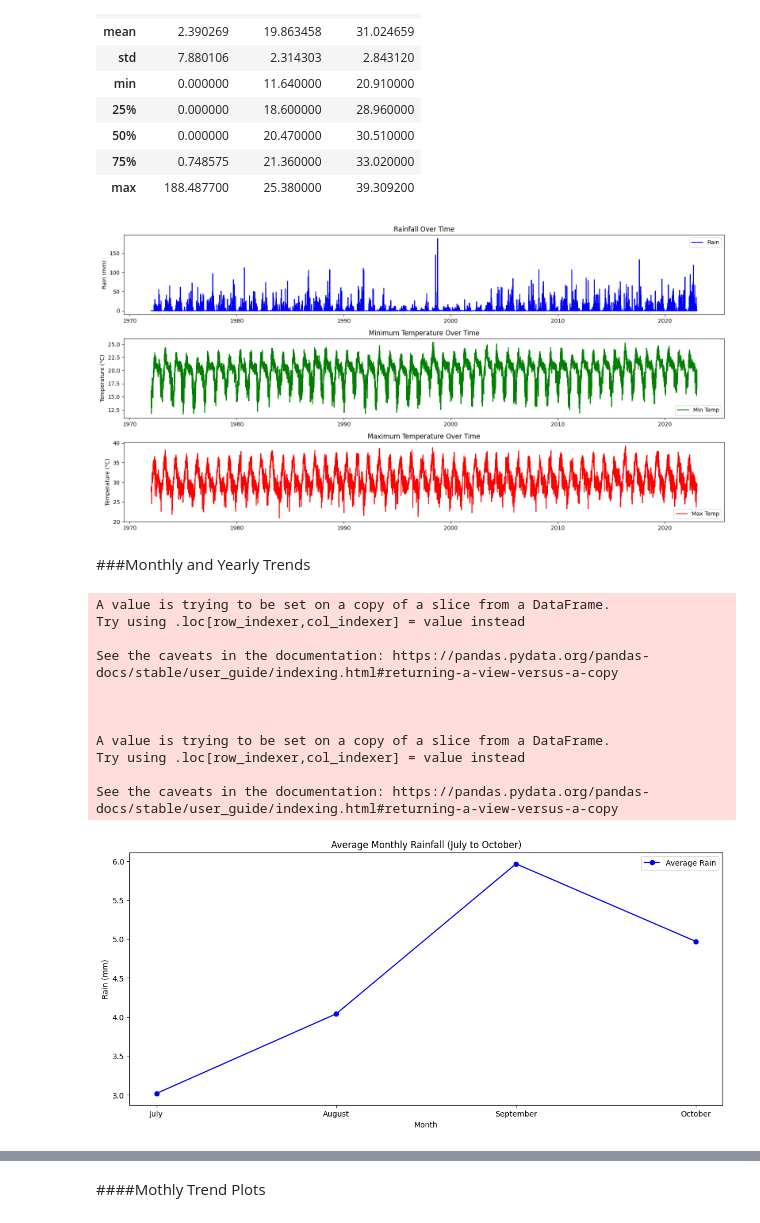
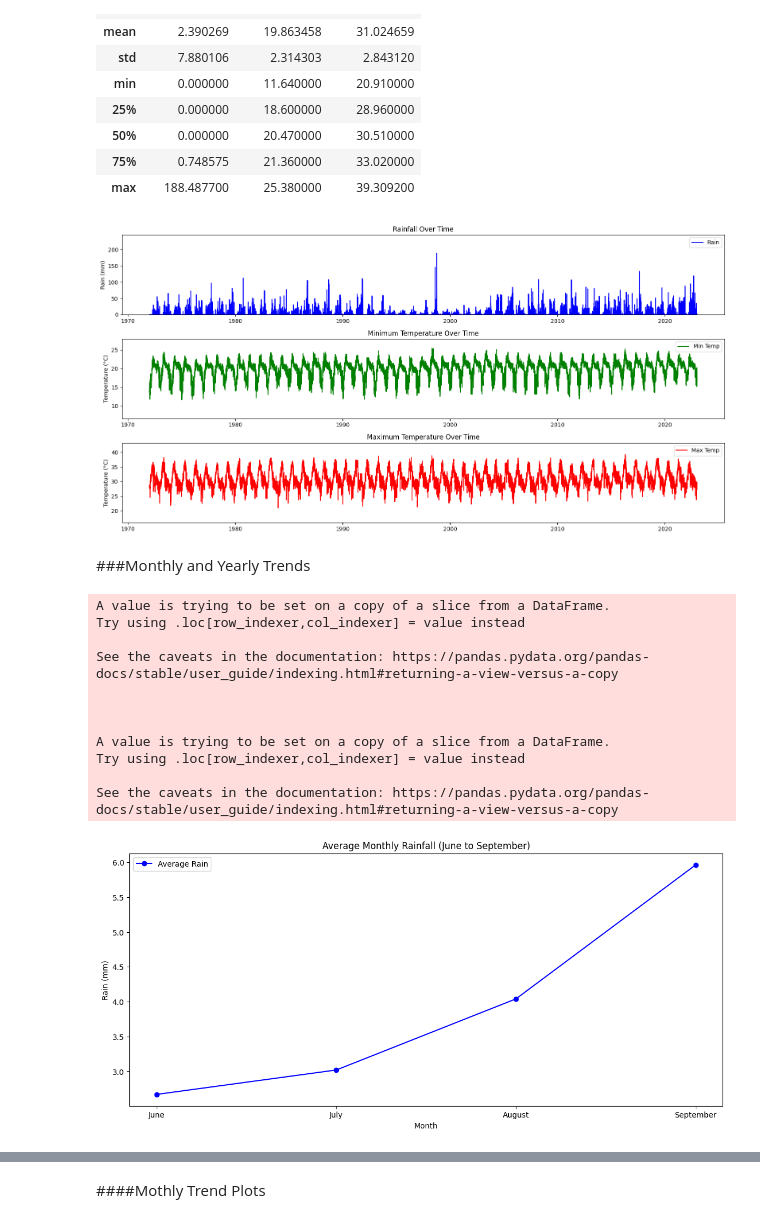
Before and after one commit to harishkodidela/Data-Science-Project, a Jupyter notebook: Precipitation_Pred.ipynb, the cells around one changed output, grey strips where cells are left out. Drawn from its saved outputs; the diff is of its cells as text; code cells hidden in the pictures.

```diff
--- a/Precipitation_Pred.ipynb
+++ b/Precipitation_Pred.ipynb
@@ -65,27 +66,30 @@ cd.describe()
 # %%
 plt.figure(figsize=(16, 8))
 plt.subplot(3, 1, 1)
 plt.plot(cd.index, cd['rain'], label='Rain', color='blue')
 plt.title('Rainfall Over Time')
 plt.ylabel('Rain (mm)')
 plt.legend()
+plt.ylim([0, cd['rain'].max() * 1.3])
 
 plt.subplot(3, 1, 2)
 plt.plot(cd.index, cd['temp_min'], label='Min Temp', color='green')
 plt.title('Minimum Temperature Over Time')
 plt.ylabel('Temperature (°C)')
 plt.legend()
+plt.ylim([cd['temp_min'].min() - 5, cd['temp_min'].max() * 1.1])
 
 plt.subplot(3, 1, 3)
 plt.plot(cd.index, cd['temp_max'], label='Max Temp', color='red')
 plt.title('Maximum Temperature Over Time')
 plt.ylabel('Temperature (°C)')
 plt.legend()
+plt.ylim([cd['temp_max'].min() - 5, cd['temp_max'].max() * 1.1])
 
 plt.tight_layout()
 plt.show()
 # %% [output]
-[figure, old version]
+[figure, new version]
 # %% [markdown]
 ###Monthly and Yearly Trends
 # %%
@@ -96,7 +100,7 @@ yearly_avg = cd.groupby('Year').mean()
 cd.reset_index(inplace=True)
 # %%
 cd['datetime'] = pd.to_datetime(cd['datetime'])
-cd_filtered = cd[cd['datetime'].dt.month.isin([7, 8, 9, 10])]
+cd_filtered = cd[cd['datetime'].dt.month.isin([6, 7, 8, 9])]
 
 cd_filtered['year'] = cd_filtered['datetime'].dt.year
 cd_filtered['month'] = cd_filtered['datetime'].dt.month
@@ -104,10 +108,10 @@ monthly_avg = cd_filtered.groupby('month')['rain'].mean()
 
 plt.figure(figsize=(14, 6))
 plt.plot(monthly_avg.index, monthly_avg.values, label='Average Rain', color='blue', marker='o')
-plt.title('Average Monthly Rainfall (July to October)')
+plt.title('Average Monthly Rainfall (June to September)')
 plt.xlabel('Month')
 plt.ylabel('Rain (mm)')
-plt.xticks([7, 8, 9, 10], ['July', 'August', 'September', 'October'])
+plt.xticks([6, 7, 8, 9], ['June', 'July', 'August', 'September'])
 plt.legend()
 plt.show()
 # %% [output]
@@ -122,7 +126,7 @@ A value is trying to be set on a copy of a slice from a DataFrame.
 Try using .loc[row_indexer,col_indexer] = value instead
 
 See the caveats in the documentation: https://pandas.pydata.org/pandas-docs/stable/user_guide/indexing.html#returning-a-view-versus-a-copy
-[figure, old version]
+[figure, new version]
 # %%
 cd_filtered.loc[:, 'year'] = cd_filtered['datetime'].dt.year
 yearly_avg = cd_filtered.groupby('year')['rain'].mean().reset_index()
```
Also changed, not shown: parts of 14 cells of this notebook.
